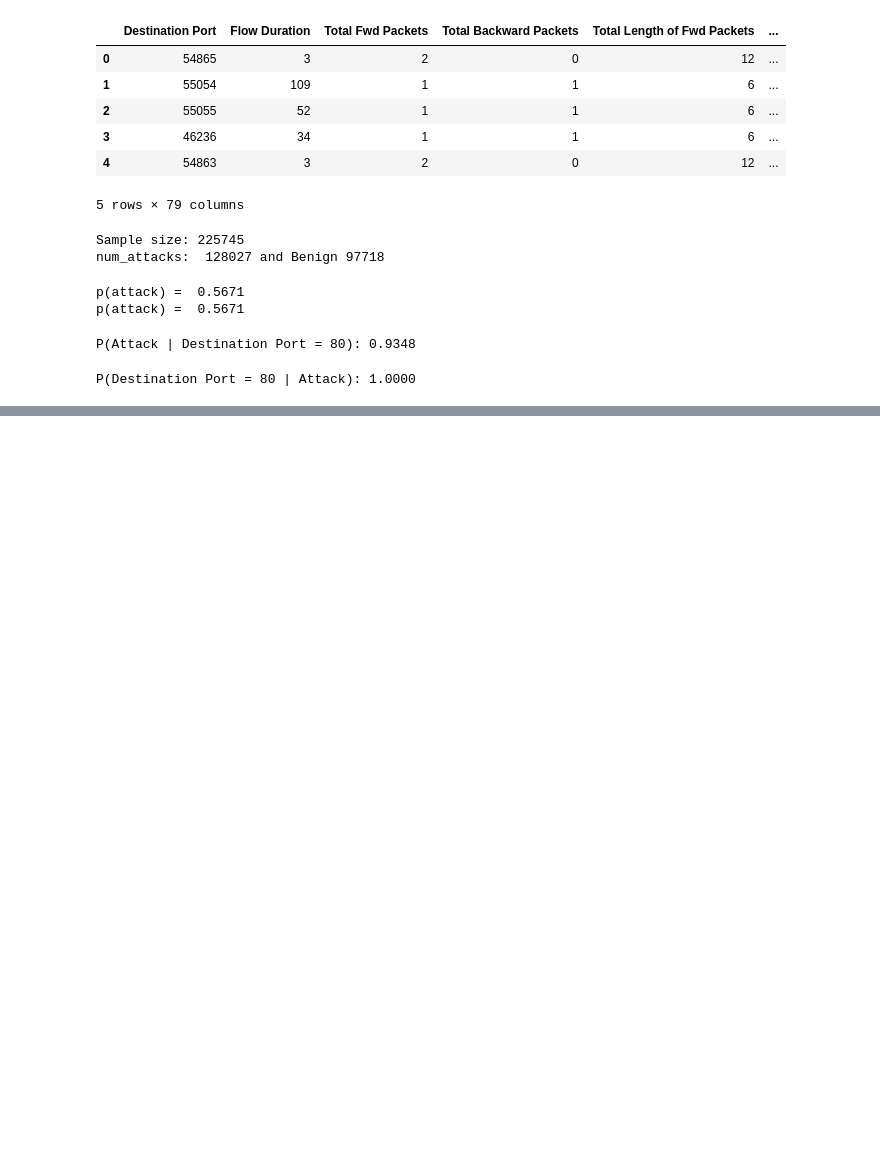
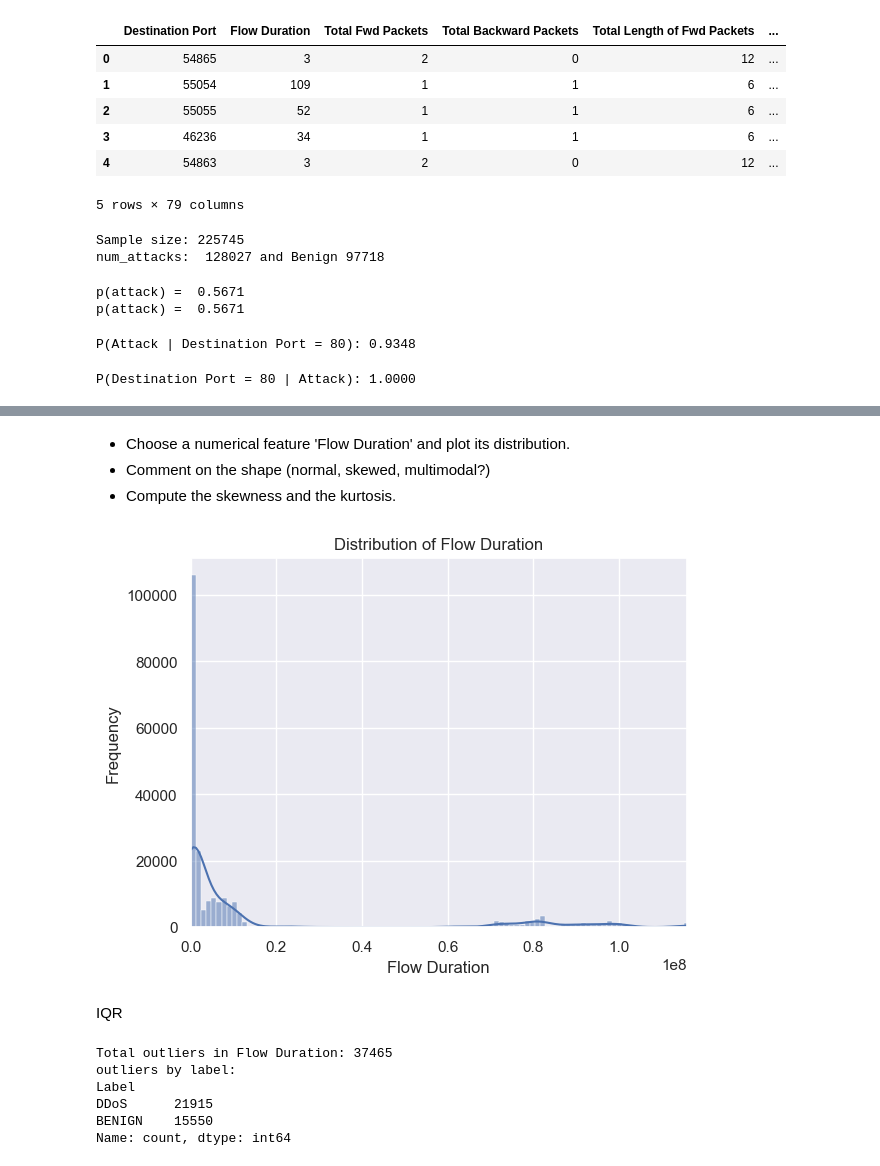
Before and after one commit to Juthisarker/IDA-exercise, a Jupyter notebook: exercise6-7/exercise6-7.ipynb, the cells around one changed output, grey strips where cells are left out. Cells and saved outputs as stored; diff of their text form; code cells hidden in the pictures; blank space fills up the shorter version.

```diff
--- a/exercise6-7/exercise6-7.ipynb
+++ b/exercise6-7/exercise6-7.ipynb
@@ -55,0 +157,35 @@ P(Destination Port = 80 | Attack): 1.0000
+# %% [markdown]
+- Choose a numerical feature 'Flow Duration' and plot its distribution.
+- Comment on the shape (normal, skewed, multimodal?)
+- Compute the skewness and the kurtosis.
+# %%
+feature = 'Flow Duration'
+sns.histplot(df[feature], bins=100, kde=True)
+plt.title(f"Distribution of {feature}")
+plt.xlabel(feature)
+plt.ylabel("Frequency")
+plt.xlim(0, df[feature].quantile(0.99))
+plt.show()
+# %% [output]
+[figure, added]
+# %% [markdown]
+IQR
+# %%
+Q1 =df[feature].quantile(0.25)
+Q3 = df[feature].quantile(0.75)
+
+IQR = Q3-Q1
+lower_bound = Q1 - 1.5 * IQR
+upper_bound = Q3 + 1.5 * IQR
+outliers = df[(df[feature] < lower_bound)| (df[feature] >  upper_bound)]
+
+print(f"Total outliers in {feature}: {len(outliers)}")
+print("outliers by label:")
+print(outliers['Label'].value_counts())
+# %% [output]
+Total outliers in Flow Duration: 37465
+outliers by label:
+Label
+DDoS      21915
+BENIGN    15550
+Name: count, dtype: int64
```
Also changed, not shown: parts of 11 cells of this notebook, 3 other files.
